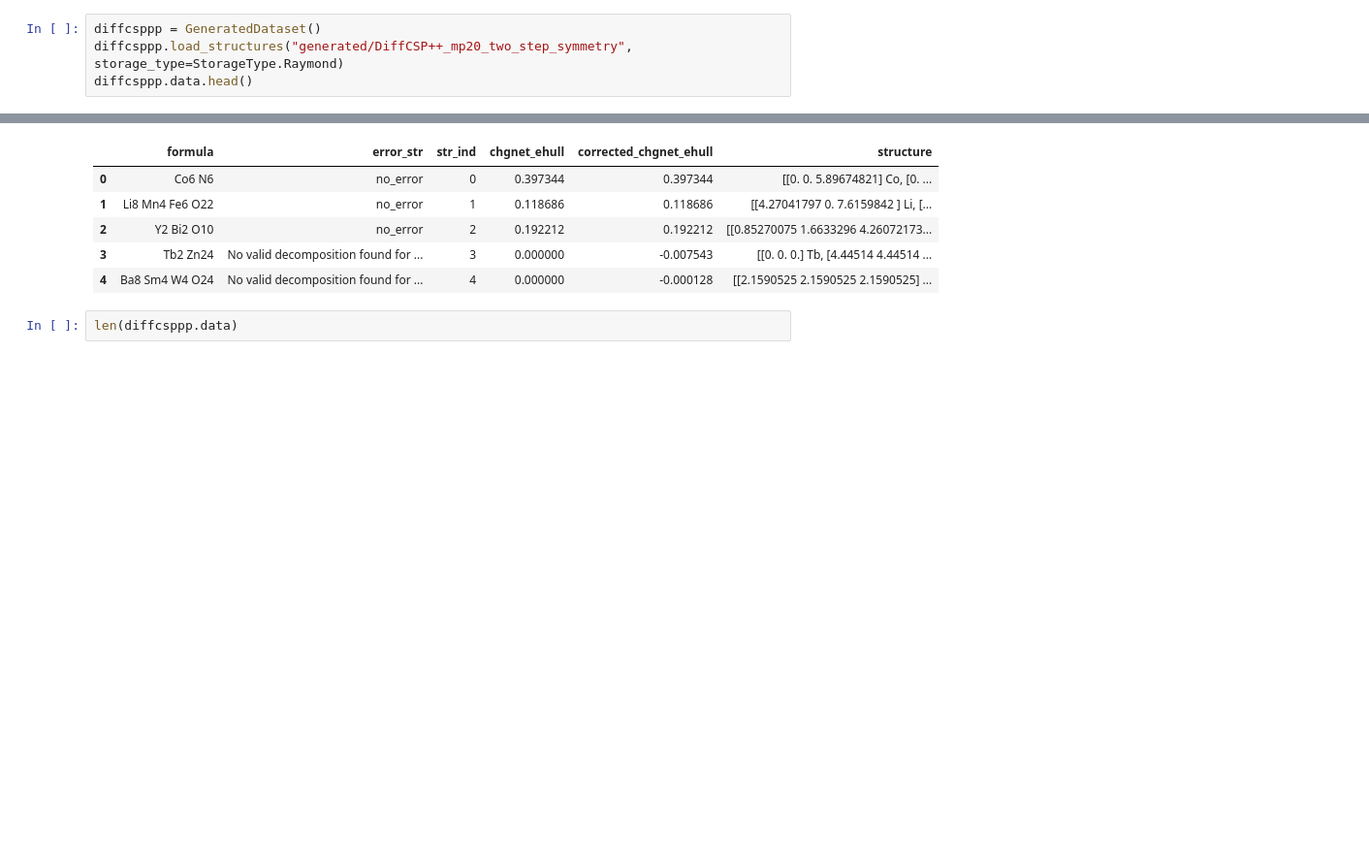
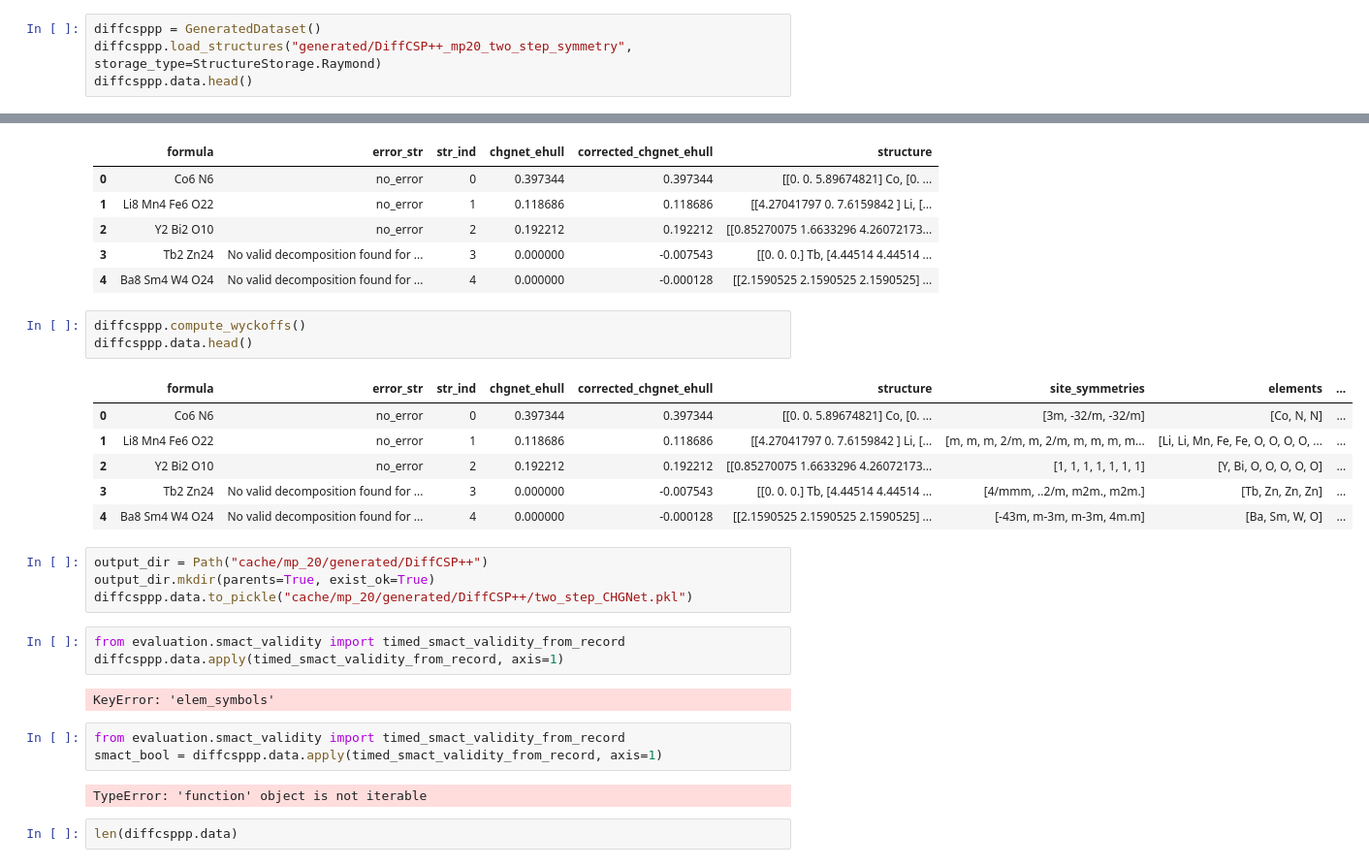
Before and after one commit to kedhip/WyckoffTransformer, a Jupyter notebook: evaluation_dev.ipynb, the cells around one changed output, grey strips where cells are left out. Shown at 97% size. Saved outputs shown, nothing was run; the diff lists cells and outputs as text; blank space fills up the shorter version.

```diff
--- a/evaluation_dev.ipynb
+++ b/evaluation_dev.ipynb
@@ -4,6 +16,6 @@ from pathlib import Path
 # %%
 diffcsppp = GeneratedDataset()
-diffcsppp.load_structures("generated/DiffCSP++_mp20_two_step_symmetry", storage_type=StorageType.Raymond)
+diffcsppp.load_structures("generated/DiffCSP++_mp20_two_step_symmetry", storage_type=StructureStorage.Raymond)
 diffcsppp.data.head()
 # %% [output]
 Suppressed CIF rounding warnings.
@@ -13,6 +25,30 @@ Suppressed CIF rounding warnings.
 | 2 | Y2 Bi2 O10 | no_error | 2 | 0.192212 | 0.192212 | [[0.85270075 1.6633296 4.26072173... |
 | 3 | Tb2 Zn24 | No valid decomposition found for ... | 3 | 0.000000 | -0.007543 | [[0. 0. 0.] Tb, [4.44514 4.44514 ... |
 | 4 | Ba8 Sm4 W4 O24 | No valid decomposition found for ... | 4 | 0.000000 | -0.000128 | [[2.1590525 2.1590525 2.1590525] ... |
+# %%
+diffcsppp.compute_wyckoffs()
+diffcsppp.data.head()
+# %% [output]
+|  | formula | error_str | str_ind | chgnet_ehull | corrected_chgnet_ehull | structure | site_symmetries | elements | ... |
+| 0 | Co6 N6 | no_error | 0 | 0.397344 | 0.397344 | [[0. 0. 5.89674821] Co, [0. ... | [3m, -32/m, -32/m] | [Co, N, N] | ... |
+| 1 | Li8 Mn4 Fe6 O22 | no_error | 1 | 0.118686 | 0.118686 | [[4.27041797 0. 7.6159842 ] Li, [... | [m, m, m, 2/m, m, 2/m, m, m, m, m... | [Li, Li, Mn, Fe, Fe, O, O, O, O, ... | ... |
+| 2 | Y2 Bi2 O10 | no_error | 2 | 0.192212 | 0.192212 | [[0.85270075 1.6633296 4.26072173... | [1, 1, 1, 1, 1, 1, 1] | [Y, Bi, O, O, O, O, O] | ... |
+| 3 | Tb2 Zn24 | No valid decomposition found for ... | 3 | 0.000000 | -0.007543 | [[0. 0. 0.] Tb, [4.44514 4.44514 ... | [4/mmm, ..2/m, m2m., m2m.] | [Tb, Zn, Zn, Zn] | ... |
+| 4 | Ba8 Sm4 W4 O24 | No valid decomposition found for ... | 4 | 0.000000 | -0.000128 | [[2.1590525 2.1590525 2.1590525] ... | [-43m, m-3m, m-3m, 4m.m] | [Ba, Sm, W, O] | ... |
+# %%
+output_dir = Path("cache/mp_20/generated/DiffCSP++")
+output_dir.mkdir(parents=True, exist_ok=True)
+diffcsppp.data.to_pickle("cache/mp_20/generated/DiffCSP++/two_step_CHGNet.pkl")
+# %%
+from evaluation.smact_validity import timed_smact_validity_from_record
+diffcsppp.data.apply(timed_smact_validity_from_record, axis=1)
+# %% [output]
+KeyError: 'elem_symbols'
+# %%
+from evaluation.smact_validity import timed_smact_validity_from_record
+smact_bool = diffcsppp.data.apply(timed_smact_validity_from_record, axis=1)
+# %% [output]
+TypeError: 'function' object is not iterable
 # %%
 len(diffcsppp.data)
 # %% [output]
```
Also changed, not shown: parts of 7 cells of this notebook, 13 other files.
